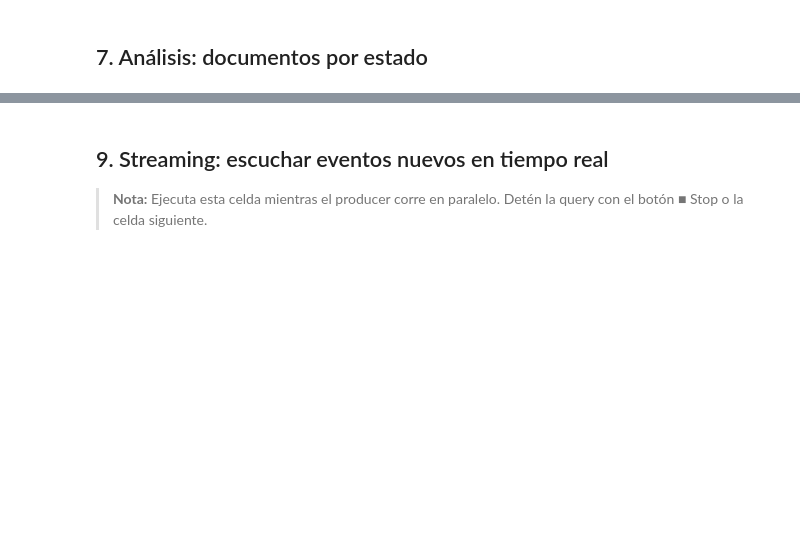
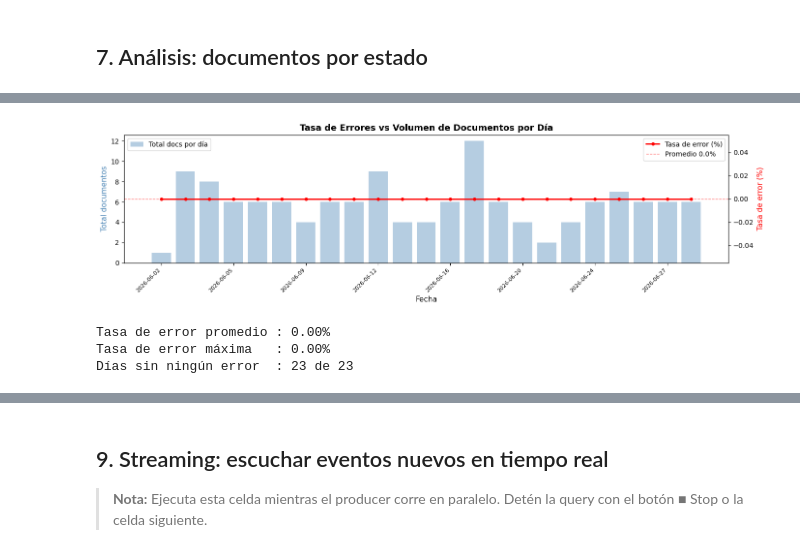
Before and after one commit to AlessandroPastor/BigData, a Jupyter notebook: notebooks/01_explorar_kafka.ipynb, the cells around one changed output, grey strips where cells are left out. Saved outputs shown, nothing was run; the diff lists cells and outputs as text; code cells hidden in the pictures; blank space fills up the shorter version.

```diff
--- a/notebooks/01_explorar_kafka.ipynb
+++ b/notebooks/01_explorar_kafka.ipynb
@@ -190 +380,64 @@ por_status.show()
+# %%
+import matplotlib.pyplot as plt
+from pyspark.sql.functions import when, sum as spark_sum_s
+
+# Errores = cualquier estado que NO sea "Finalizado"
+errores_por_fecha = (
+    df
+    .filter(col("fecha").isNotNull())
+    .groupBy("fecha")
+    .agg(
+        count("*").alias("total"),
+        spark_sum_s(when(col("status") != "Finalizado", 1).otherwise(0)).alias("errores")
+    )
+    .withColumn(
+        "tasa_error_pct",
+        col("errores") / col("total") * 100
+    )
+    .orderBy("fecha")
+    .toPandas()
+)
+
+# ── Gráfico dual: volumen (barras) + tasa de error (línea) ────────────────────
+fig, ax1 = plt.subplots(figsize=(14, 4))
+ax2 = ax1.twinx()    # segundo eje Y para la tasa de error
+
+ax1.bar(
+    range(len(errores_por_fecha)), errores_por_fecha["total"],
+    color="steelblue", alpha=0.4, label="Total docs por día"
+)
+ax2.plot(
+    range(len(errores_por_fecha)), errores_por_fecha["tasa_error_pct"],
+    color="red", marker="o", linewidth=2, markersize=4, label="Tasa de error (%)"
+)
+# Línea de promedio de errores (referencia)
+media_error = errores_por_fecha["tasa_error_pct"].mean()
+ax2.axhline(media_error, color="red", linestyle="--", alpha=0.5, linewidth=1,
+            label=f"Promedio {media_error:.1f}%")
+
+step = max(1, len(errores_por_fecha) // 7)
+ax1.set_xticks(range(0, len(errores_por_fecha), step))
+ax1.set_xticklabels(
+    [str(d) for d in errores_por_fecha["fecha"].iloc[::step]], rotation=45, ha="right", fontsize=8
+)
+ax1.set_xlabel("Fecha", fontsize=11)
+ax1.set_ylabel("Total documentos", fontsize=11, color="steelblue")
+ax2.set_ylabel("Tasa de error (%)", fontsize=11, color="red")
+ax1.set_title(
+    "Tasa de Errores vs Volumen de Documentos por Día",
+    fontsize=13, fontweight="bold"
+)
+ax1.legend(loc="upper left"); ax2.legend(loc="upper right")
+plt.tight_layout()
+plt.savefig("/home/jovyan/output/tasa_errores.png", dpi=150, bbox_inches="tight")
+plt.show()
+
+print(f"Tasa de error promedio : {media_error:.2f}%")
+print(f"Tasa de error máxima   : {errores_por_fecha['tasa_error_pct'].max():.2f}%")
+print(f"Días sin ningún error  : {(errores_por_fecha['errores'] == 0).sum()} de {len(errores_por_fecha)}")
+# %% [output]
+[figure, added]
+Tasa de error promedio : 0.00%
+Tasa de error máxima   : 0.00%
+Días sin ningún error  : 23 de 23
 # %% [markdown]
```
Also changed, not shown: parts of 14 cells of this notebook, 28 other files.
